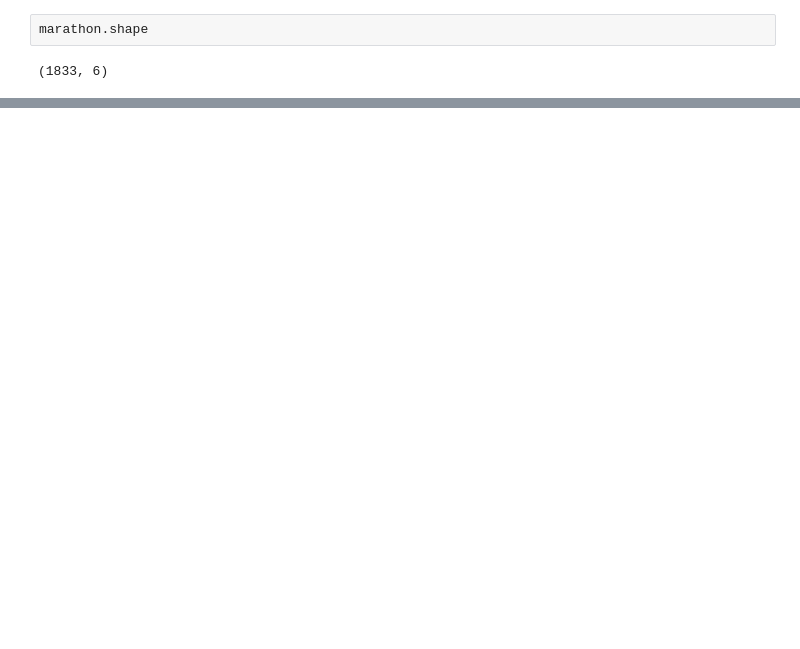
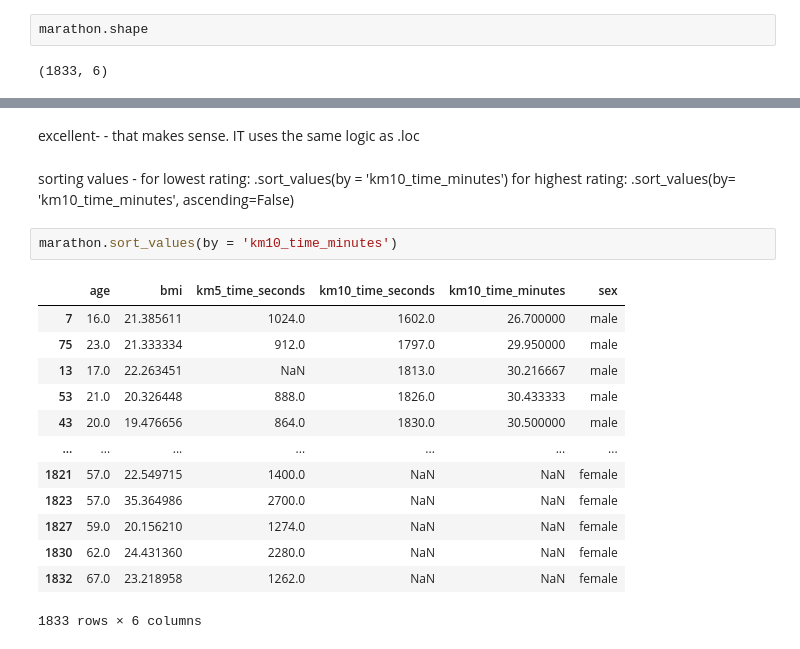
Before and after one commit to AsdWaring/Python_Practice, a Jupyter notebook: course.ipynb, the cells around one changed output, grey strips where cells are left out. Drawn from its saved outputs; the diff is of its cells as text; blank space fills up the shorter version.

```diff
--- a/course.ipynb
+++ b/course.ipynb
@@ -24,0 +146,22 @@ marathon.shape
+# %% [markdown]
+excellent- - that makes sense. IT uses the same logic as .loc
+# %% [markdown]
+sorting values -
+for lowest rating: .sort_values(by = 'km10_time_minutes')
+for highest rating: .sort_values(by= 'km10_time_minutes', ascending=False)
+# %%
+marathon.sort_values(by = 'km10_time_minutes')
+# %% [output]
+|  | age | bmi | km5_time_seconds | km10_time_seconds | km10_time_minutes | sex |
+| 7 | 16.0 | 21.385611 | 1024.0 | 1602.0 | 26.700000 | male |
+| 75 | 23.0 | 21.333334 | 912.0 | 1797.0 | 29.950000 | male |
+| 13 | 17.0 | 22.263451 | NaN | 1813.0 | 30.216667 | male |
+| 53 | 21.0 | 20.326448 | 888.0 | 1826.0 | 30.433333 | male |
+| 43 | 20.0 | 19.476656 | 864.0 | 1830.0 | 30.500000 | male |
+| ... | ... | ... | ... | ... | ... | ... |
+| 1821 | 57.0 | 22.549715 | 1400.0 | NaN | NaN | female |
+| 1823 | 57.0 | 35.364986 | 2700.0 | NaN | NaN | female |
+| 1827 | 59.0 | 20.156210 | 1274.0 | NaN | NaN | female |
+| 1830 | 62.0 | 24.431360 | 2280.0 | NaN | NaN | female |
+| 1832 | 67.0 | 23.218958 | 1262.0 | NaN | NaN | female |
+1833 rows × 6 columns
```
Also changed, not shown: parts of 38 cells of this notebook, 1 other file.
